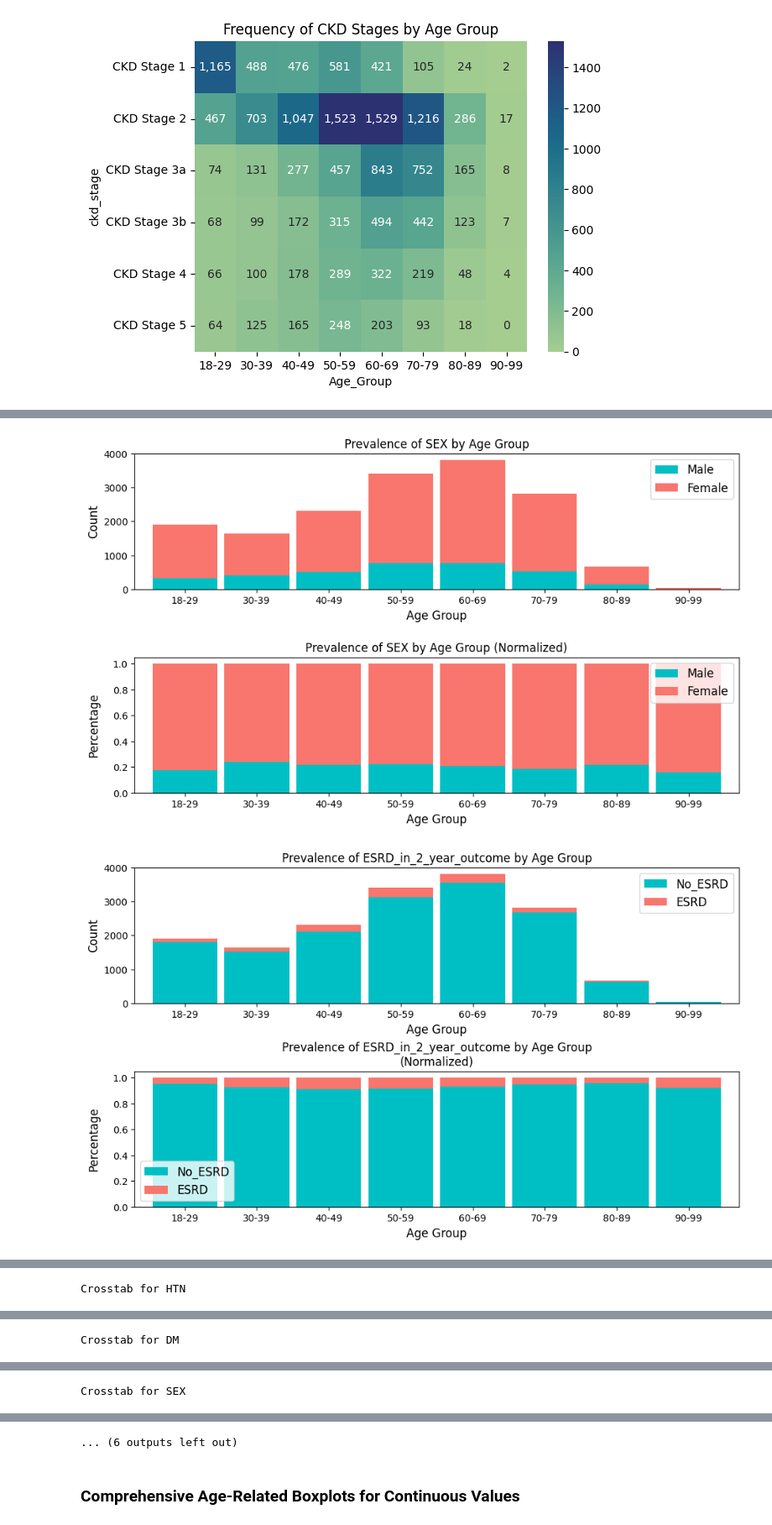
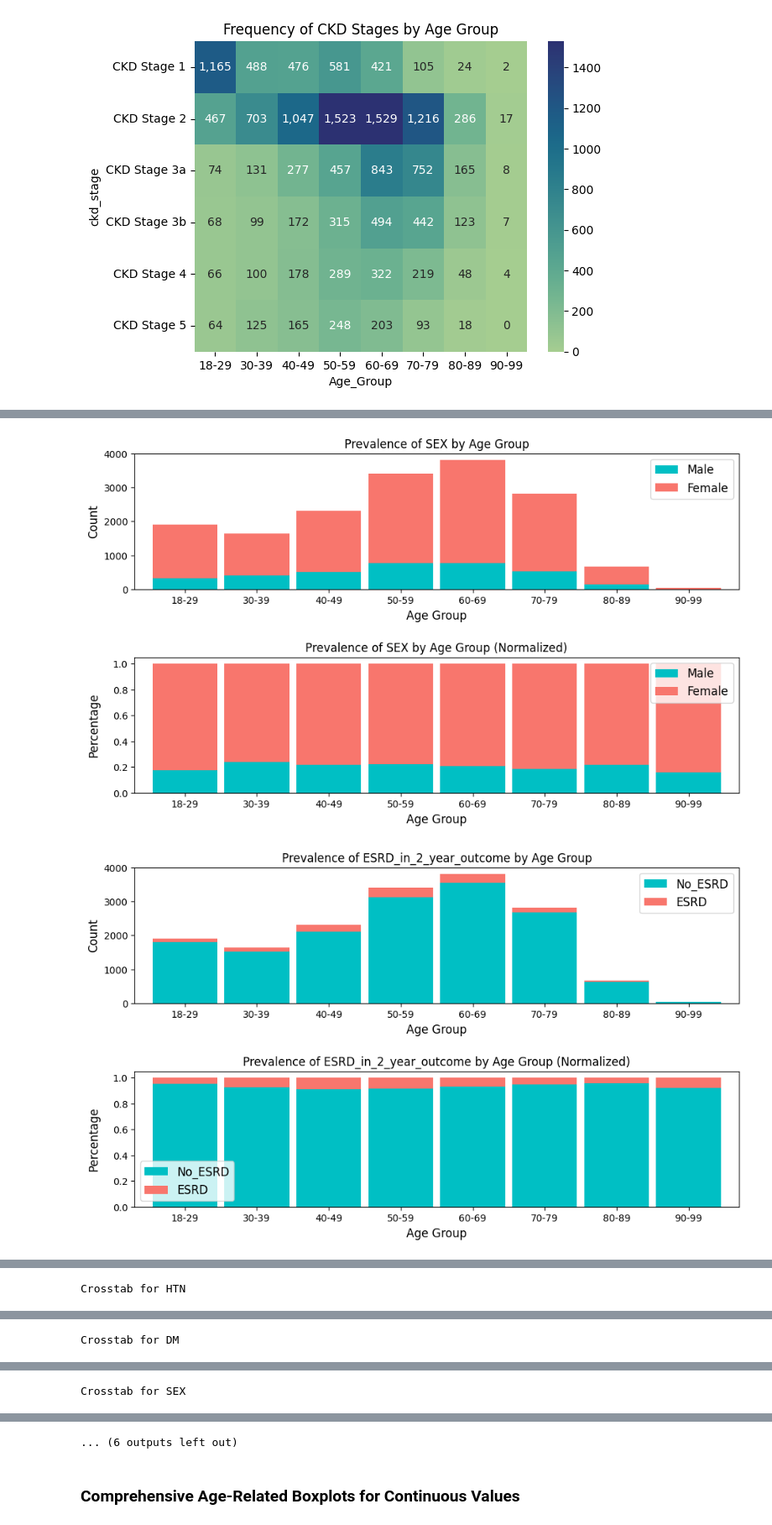
Before and after one commit to lshpaner/seoul_kfre, a Jupyter notebook: notebooks/data_exp_prep.ipynb, the cells around one changed output, grey strips where cells are left out. Shown: that part at 84% size. Cells and saved outputs as stored; diff of their text form; code cells hidden in the pictures.

```diff
--- a/notebooks/data_exp_prep.ipynb
+++ b/notebooks/data_exp_prep.ipynb
@@ -411,6 +417,7 @@ crosstabs_dict = stacked_crosstab_plot(
     kind="bar",
     width=0.9,
     rot=0,
+    text_wrap=80,
     image_path_png=image_path_png,
     image_path_svg=image_path_svg,
     save_formats=["png", "svg"],
@@ -423,3 +430,3 @@ crosstabs_dict = stacked_crosstab_plot(
 [figure]
 [figure]
-[figure, old version]
+[figure, new version]
```
Also changed, not shown: parts of 12 cells of this notebook, 45 other files.
